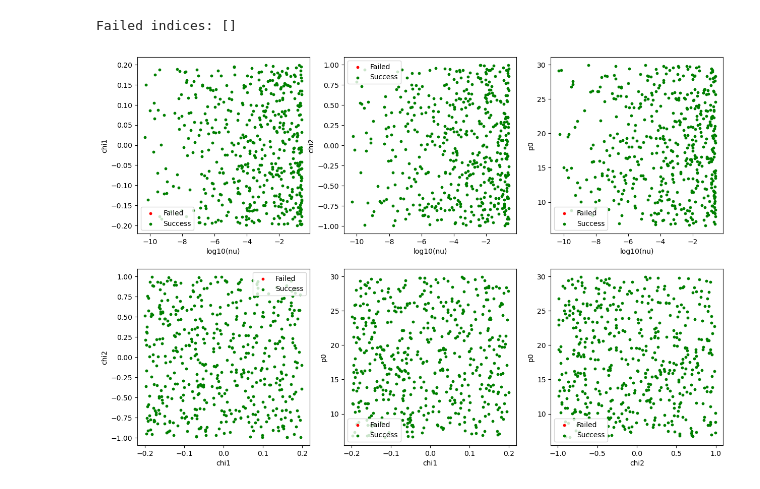
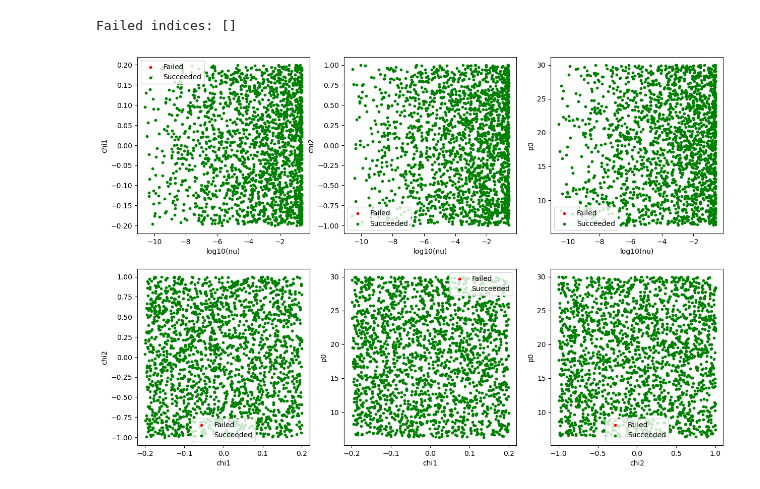
Before and after one commit to joshbmat/Few_1PAT1R_Scripts, a Jupyter notebook: TrajectoryModule/test-1PA-traj.ipynb, the cells around one changed output. Saved outputs shown, nothing was run; the diff lists cells and outputs as text; code cells hidden in the pictures.

```diff
--- a/TrajectoryModule/test-1PA-traj.ipynb
+++ b/TrajectoryModule/test-1PA-traj.ipynb
@@ -109,7 +109,7 @@ plt.show()
 # %%
 ode = Trajectory1PAT1R()
 
-min_p = ode._min_p + 0.5
+min_p = ode._min_p
 max_p = ode._max_p
 
 min_logm = -1.0
@@ -121,11 +121,11 @@ max_chi1 = ode._max_chi1
 min_chi2 = ode._min_chi2
 max_chi2 = ode._max_chi2
 
-N_TESTS = 500
+N_TESTS = 2000
 dt = 1.   # time step [s]
 T  = 100    # total duration [yr]
 # %%
-p = np.random.uniform(min_p, max_p, N_TESTS)
+#p = np.random.uniform(min_p, max_p, N_TESTS)
 logm1 = np.random.uniform(min_logm, max_logm, N_TESTS)
 logm2 = np.random.uniform(min_logm, max_logm, N_TESTS)
 m1 = np.array([10.**np.max([logm1[i], logm2[i]]) for i in range(N_TESTS)])
@@ -133,6 +133,8 @@ m2 = np.array([10.**np.min([logm1[i], logm2[i]]) for i in range(N_TESTS)])
 nu = m1 * m2 / (m1 + m2)**2.
 chi1 = np.random.uniform(min_chi1, max_chi1, N_TESTS)
 chi2 = np.random.uniform(min_chi2, max_chi2, N_TESTS)
+
+p = np.array([np.random.uniform(*ode.bounds_p(0.0, 1.0, chi1[i], p_buffer=[0.01,0.0])) for i in range(N_TESTS)])
 # %%
 failed_indices = []
 for i in range(N_TESTS):
@@ -149,7 +151,7 @@ for i in range(N_TESTS):
             dt=dt,
             in_coordinate_time=False
         )
-    except ValueError as e:
+    except (ValueError, AssertionError) as e:
         print(f"  -> ValueError at i={i}: {e}")
         failed_indices.append(i)
 
@@ -173,41 +175,41 @@ p_success = p[mask]
 fig, axs = plt.subplots(2,3,figsize=(15,10))
 
 axs[0,0].scatter(np.log10(nu_failed), chi1_failed, color='red', label='Failed', s=10)
-axs[0,0].scatter(np.log10(nu_success), chi1_success, color='green', label='Success', s=10)
+axs[0,0].scatter(np.log10(nu_success), chi1_success, color='green', label='Succeeded', s=10)
 axs[0,0].set_xlabel('log10(nu)')
 axs[0,0].set_ylabel('chi1')
 axs[0,0].legend()
 
 axs[0,1].scatter(np.log10(nu_failed), chi2_failed, color='red', label='Failed', s=10)
-axs[0,1].scatter(np.log10(nu_success), chi2_success, color='green', label='Success', s=10)
+axs[0,1].scatter(np.log10(nu_success), chi2_success, color='green', label='Succeeded', s=10)
 axs[0,1].set_xlabel('log10(nu)')
 axs[0,1].set_ylabel('chi2')
 axs[0,1].legend()
 
 axs[0,2].scatter(np.log10(nu_failed), p_failed, color='red', label='Failed', s=10)
-axs[0,2].scatter(np.log10(nu_success), p_success, color='green', label='Success', s=10)
+axs[0,2].scatter(np.log10(nu_success), p_success, color='green', label='Succeeded', s=10)
 axs[0,2].set_xlabel('log10(nu)')
 axs[0,2].set_ylabel('p0')
 axs[0,2].legend()
 
 axs[1,0].scatter(chi1_failed, chi2_failed, color='red', label='Failed', s=10)
-axs[1,0].scatter(chi1_success, chi2_success, color='green', label='Success', s=10)
+axs[1,0].scatter(chi1_success, chi2_success, color='green', label='Succeeded', s=10)
 axs[1,0].set_xlabel('chi1')
 axs[1,0].set_ylabel('chi2')
 axs[1,0].legend()
 
 axs[1,1].scatter(chi1_failed, p_failed, color='red', label='Failed', s=10)
-axs[1,1].scatter(chi1_success, p_success, color='green', label='Success', s=10)
+axs[1,1].scatter(chi1_success, p_success, color='green', label='Succeeded', s=10)
 axs[1,1].set_xlabel('chi1')
 axs[1,1].set_ylabel('p0')
 axs[1,1].legend()
 
 axs[1,2].scatter(chi2_failed, p_failed, color='red', label='Failed', s=10)
-axs[1,2].scatter(chi2_success, p_success, color='green', label='Success', s=10)
+axs[1,2].scatter(chi2_success, p_success, color='green', label='Succeeded', s=10)
 axs[1,2].set_xlabel('chi2')
 axs[1,2].set_ylabel('p0')
 axs[1,2].legend()
 
 plt.show()
 # %% [output]
-[figure, old version]
+[figure, new version]
```
Also changed, not shown: parts of 2 cells of this notebook.
